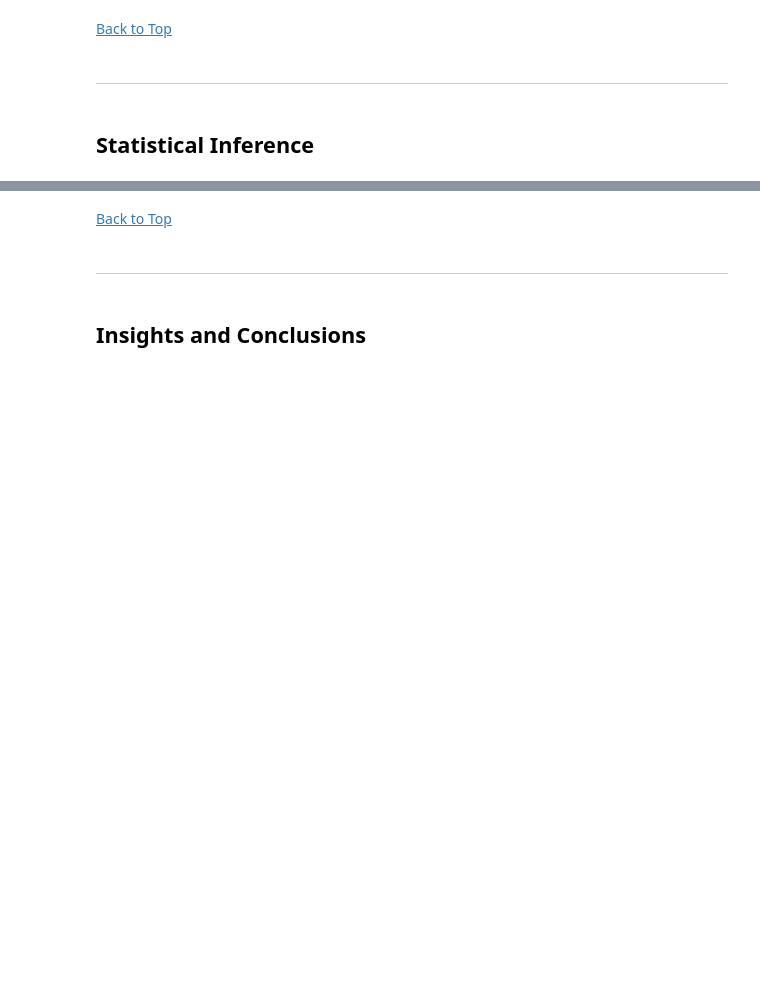
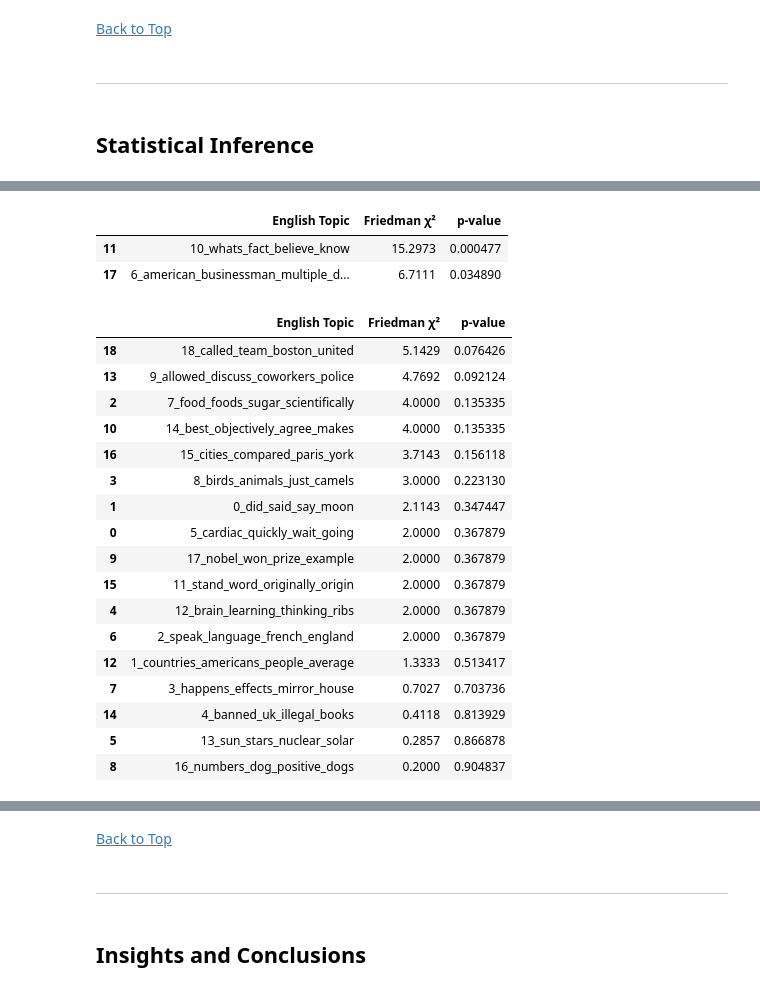
Before and after one commit to Dawsxn/CSMODEL_MCO, a Jupyter notebook: phase_2.ipynb, the cells around one changed output, grey strips where cells are left out. Cells and saved outputs as stored; diff of their text form; code cells hidden in the pictures; blank space fills up the shorter version.

Commit message:
feat: started Friedman tests for all conditions

```diff
--- a/phase_2.ipynb
+++ b/phase_2.ipynb
@@ -458,0 +716,7 @@ fig.show()
+# %%
+for category, pivot_table in category_pivots.items():
+    ranks = pivot_table.rank(axis=1, method='average')
+    mean_ranks = ranks.mean().sort_values(ascending=False)
+
+    print(f"\nCategory: {category}")
+    print(mean_ranks.round(3))
@@ -458,0 +791,7 @@ fig.show()
+# %%
+entopic_agg_df = (
+    df_english[df_english['Topic'] != -1].groupby(["QID", "model", "Name"], as_index=False)
+      .agg(Accuracy=("is_correct", "mean"))
+)
+
+entopic_agg_df
@@ -458,0 +812,53 @@ fig.show()
+# %%
+entopic_pivots = {}
+
+for entopic in entopic_agg_df["Name"].unique():
+    entopic_df = entopic_agg_df[entopic_agg_df["Name"] == entopic]
+    entopic_pivot = entopic_df.pivot(index="QID", columns="model", values="Accuracy")
+    entopic_pivots[entopic] = entopic_pivot
+# %%
+friedman_results = []
+
+for entopic, pivot_table in entopic_pivots.items():
+    try:
+        result = friedmanchisquare(*[pivot_table[col] for col in pivot_table.columns])
+        friedman_results.append({
+            "English Topic": entopic,
+            "Friedman χ²": round(result.statistic, 4),
+            "p-value": result.pvalue  # Keep as float
+        })
+    except ValueError:
+        continue  # Skip categories with insufficient data
+
+# Convert to DataFrame
+friedman_df = pd.DataFrame(friedman_results)
+
+significant = friedman_df[friedman_df["p-value"] < 0.05].sort_values(by="p-value", ascending=True)
+nonsignificant = friedman_df[friedman_df["p-value"] >= 0.05].sort_values(by="p-value", ascending=True)
+# %%
+significant
+# %% [output]
+|  | English Topic | Friedman χ² | p-value |
+| 11 | 10_whats_fact_believe_know | 15.2973 | 0.000477 |
+| 17 | 6_american_businessman_multiple_d... | 6.7111 | 0.034890 |
+# %%
+nonsignificant
+# %% [output]
+|  | English Topic | Friedman χ² | p-value |
+| 18 | 18_called_team_boston_united | 5.1429 | 0.076426 |
+| 13 | 9_allowed_discuss_coworkers_police | 4.7692 | 0.092124 |
+| 2 | 7_food_foods_sugar_scientifically | 4.0000 | 0.135335 |
+| 10 | 14_best_objectively_agree_makes | 4.0000 | 0.135335 |
+| 16 | 15_cities_compared_paris_york | 3.7143 | 0.156118 |
+| 3 | 8_birds_animals_just_camels | 3.0000 | 0.223130 |
+| 1 | 0_did_said_say_moon | 2.1143 | 0.347447 |
+| 0 | 5_cardiac_quickly_wait_going | 2.0000 | 0.367879 |
+| 9 | 17_nobel_won_prize_example | 2.0000 | 0.367879 |
+| 15 | 11_stand_word_originally_origin | 2.0000 | 0.367879 |
+| 4 | 12_brain_learning_thinking_ribs | 2.0000 | 0.367879 |
+| 6 | 2_speak_language_french_england | 2.0000 | 0.367879 |
+| 12 | 1_countries_americans_people_average | 1.3333 | 0.513417 |
+| 7 | 3_happens_effects_mirror_house | 0.7027 | 0.703736 |
+| 14 | 4_banned_uk_illegal_books | 0.4118 | 0.813929 |
+| 5 | 13_sun_stars_nuclear_solar | 0.2857 | 0.866878 |
+| 8 | 16_numbers_dog_positive_dogs | 0.2000 | 0.904837 |
```
Also changed, not shown: parts of 34 cells of this notebook.
